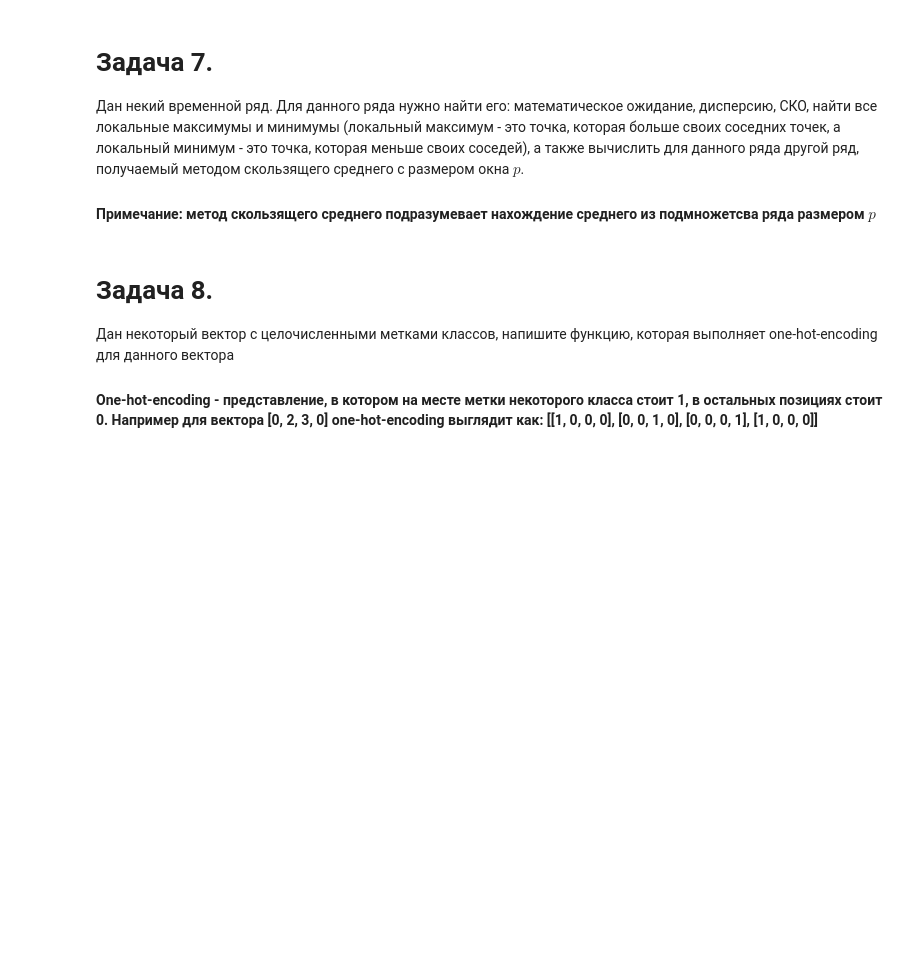
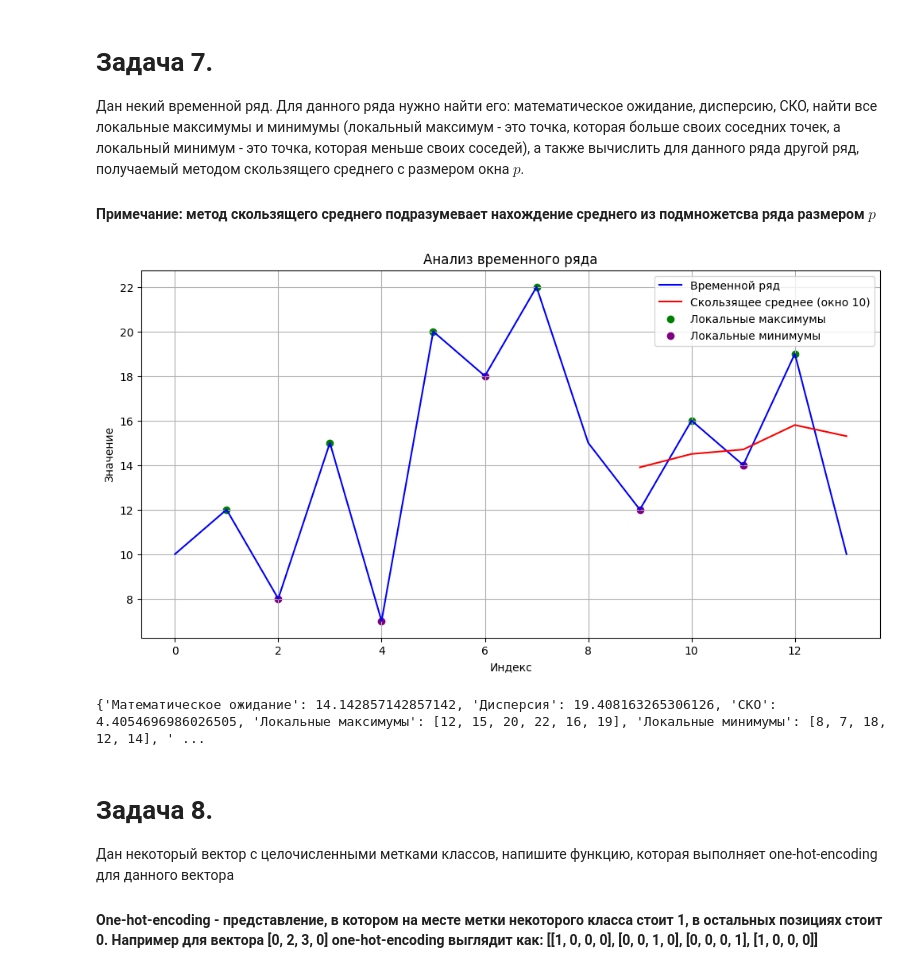
Before and after one commit to vimkill/HadBenStart, a Jupyter notebook: numpy.ipynb, the cells around one changed output. Cells and saved outputs as stored; diff of their text form; code cells hidden in the pictures; blank space fills up the shorter version.

```diff
--- a/numpy.ipynb
+++ b/numpy.ipynb
@@ -88,3 +253,58 @@ def draw_ellipse(a, b, m, n, ellipse_color, background_color):
+# %%
+import numpy as np
+import pandas as pd
+import matplotlib.pyplot as plt
+from scipy.signal import argrelextrema
+
+def analyze_time_series(time_series, window_size=10):
+    # Вычисление математического ожидания
+    mean = np.mean(time_series)
+
+    # Вычисление дисперсии
+    variance = np.var(time_series)
+
+    # Вычисление стандартного отклонения (СКО)
+    std_deviation = np.std(time_series)
+
+    # Нахождение локальных максимумов и минимумов
+    local_maxima_indices = argrelextrema(np.array(time_series), np.greater)
+    local_minima_indices = argrelextrema(np.array(time_series), np.less)
+    local_maxima = [time_series[i] for i in local_maxima_indices[0]]
+    local_minima = [time_series[i] for i in local_minima_indices[0]]
+
+    # Вычисление скользящего среднего
+    moving_avg_series = pd.Series(time_series).rolling(window=window_size).mean()
+
+    # Визуализация временного ряда и скользящего среднего
+    plt.figure(figsize=(12, 6))
+    plt.plot(time_series, label='Временной ряд', color='blue')
+    plt.plot(moving_avg_series, label=f'Скользящее среднее (окно {window_size})', color='red')
+    plt.scatter(local_maxima_indices[0], local_maxima, marker='o', color='green', label='Локальные максимумы')
+    plt.scatter(local_minima_indices[0], local_minima, marker='o', color='purple', label='Локальные минимумы')
+    plt.xlabel('Индекс')
+    plt.ylabel('Значение')
+    plt.legend()
+    plt.title('Анализ временного ряда')
+    plt.grid(True)
+    plt.show()
+
+    # Возвращаем результаты анализа
+    return {
+        'Математическое ожидание': mean,
+        'Дисперсия': variance,
+        'СКО': std_deviation,
+        'Локальные максимумы': local_maxima,
+        'Локальные минимумы': local_minima,
+        'Скользящее среднее': moving_avg_series[window_size - 1:].tolist()
+    }
+
+# Пример использования функции
+time_series = [10, 12, 8, 15, 7, 20, 18, 22, 15, 12, 16, 14, 19, 10]
+result = analyze_time_series(time_series)
+print(result)
+# %% [output]
+[figure, added]
+{'Математическое ожидание': 14.142857142857142, 'Дисперсия': 19.408163265306126, 'СКО': 4.4054696986026505, 'Локальные максимумы': [12, 15, 20, 22, 16, 19], 'Локальные минимумы': [8, 7, 18, 12, 14], ' ...
 # %% [markdown]
 <h1> Задача 8.</h1>
 Дан некоторый вектор с целочисленными метками классов, напишите функцию, которая выполняет one-hot-encoding для данного вектора
```
Also changed, not shown: parts of 11 cells of this notebook.
